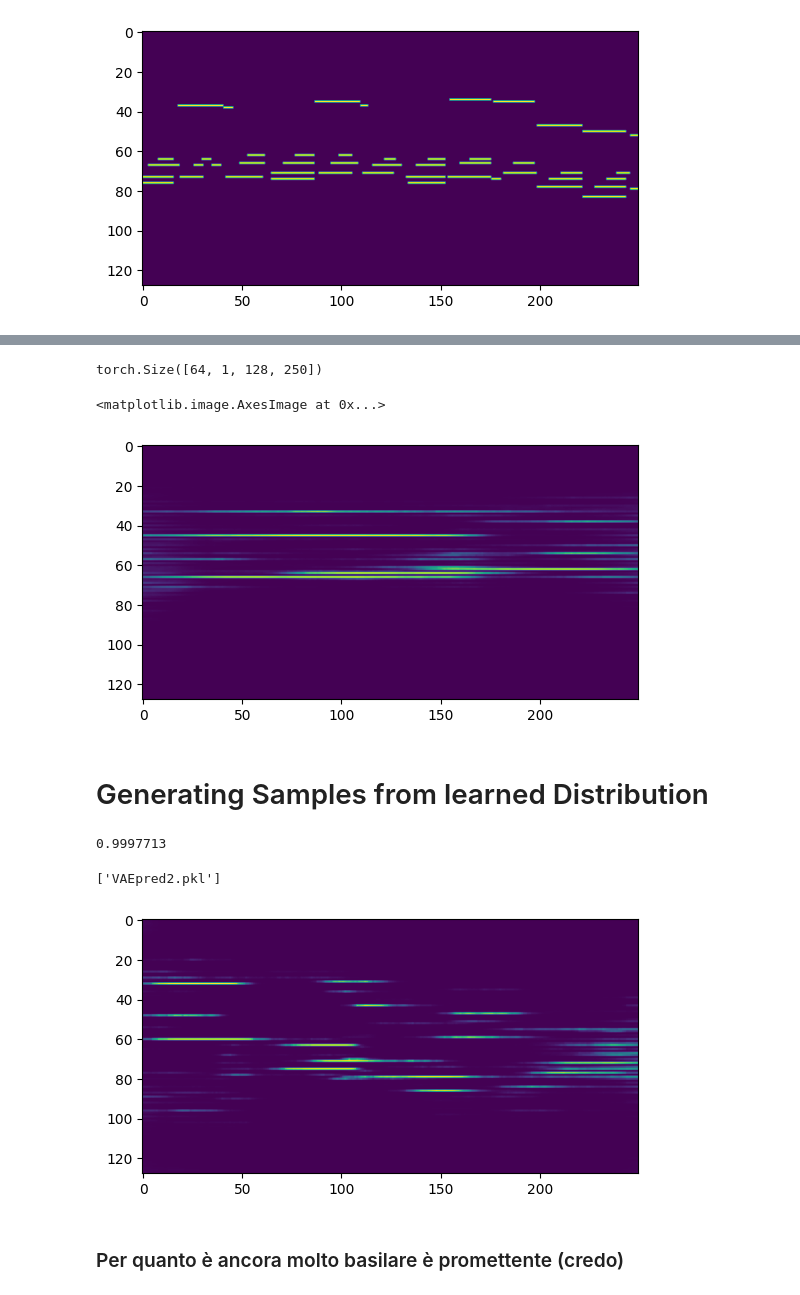
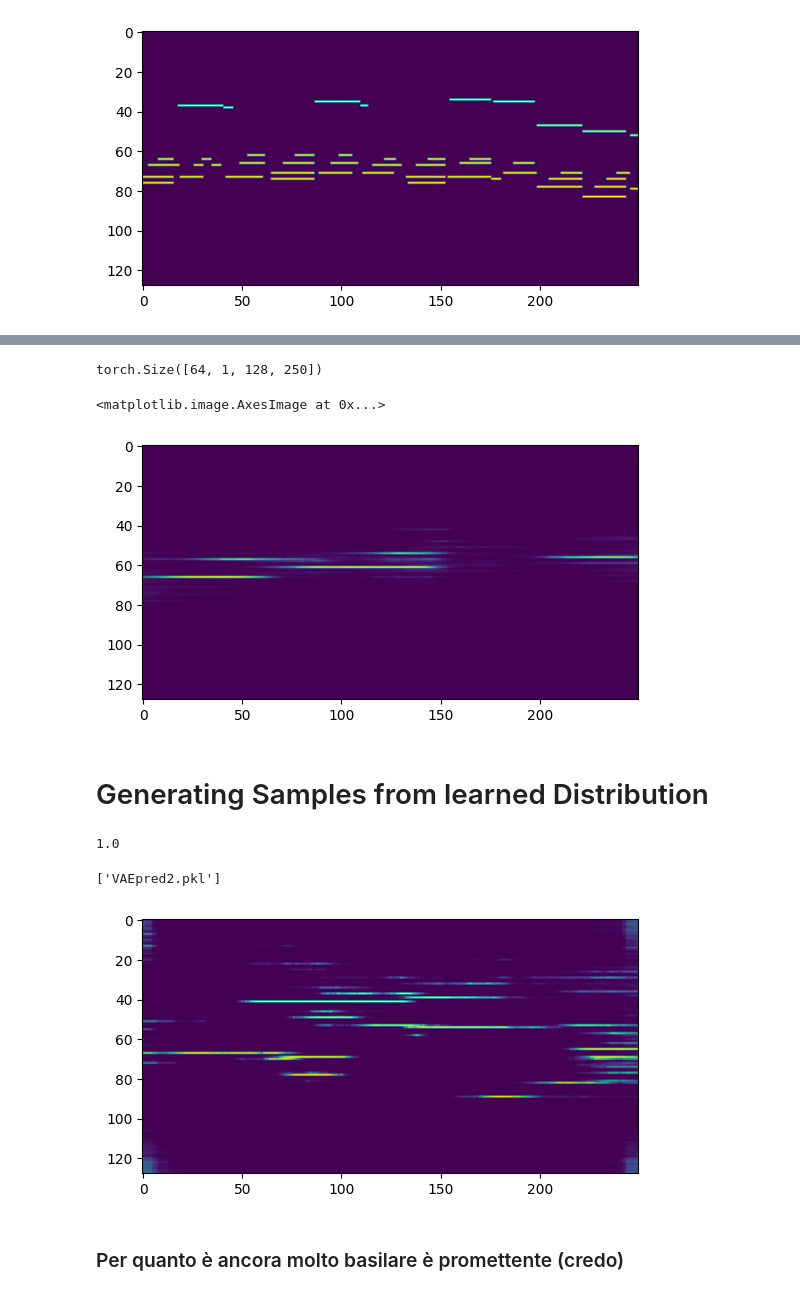
Before and after one commit to MarioPaerle/DIATONICA, a Jupyter notebook: maestrovae.ipynb, the cells around one changed output, grey strips where cells are left out. Cells and saved outputs as stored; diff of their text form; code cells hidden in the pictures.

```diff
--- a/maestrovae.ipynb
+++ b/maestrovae.ipynb
@@ -76,15 +76,15 @@ class BachBlock(nn.Module):
 
 
 class BachVAE(nn.Module):
-    def __init__(self):
+    def __init__(self, c=1):
         super(BachVAE, self).__init__()
         self.preprocessor = BachBlock(2)
         self.encoder = nn.Sequential(
-            nn.Conv2d(1, 64, kernel_size=(16, 16), stride=(4, 2)),
+            nn.Conv2d(1, 64*c, kernel_size=(16, 16), stride=(4, 2)),
             nn.LeakyReLU(0.2),
-            nn.Conv2d(64, 64, kernel_size=(8, 8), stride=(2, 2)),
+            nn.Conv2d(64*c, 64+c, kernel_size=(8, 8), stride=(2, 2)),
             nn.LeakyReLU(0.2),
-            nn.Conv2d(64, 2, kernel_size=(4, 4)),
+            nn.Conv2d(64+c, 2, kernel_size=(4, 4)),
             nn.LeakyReLU(0.2)
         )
 
@@ -95,11 +95,11 @@ class BachVAE(nn.Module):
         self.logvar_layer = nn.Linear(848, 64)
 
         self.decoder = nn.Sequential(
-            nn.ConvTranspose2d(8, 256, kernel_size=(4, 7)),
+            nn.ConvTranspose2d(8, 256*c, kernel_size=(4, 7)),
             nn.LeakyReLU(0.2),
-            nn.ConvTranspose2d(256, 256, kernel_size=(9, 13), stride=(2, 2)),
+            nn.ConvTranspose2d(256*c, 256*c, kernel_size=(9, 13), stride=(2, 2)),
             nn.LeakyReLU(0.2),
-            nn.ConvTranspose2d(256, 32, kernel_size=(16, 17), stride=(4, 2)),
+            nn.ConvTranspose2d(256*c, 32, kernel_size=(16, 17), stride=(4, 2)),
             nn.Upsample(scale_factor=(1, 2)),
             nn.Conv2d(32, 1, kernel_size=6, padding='same'),
             nn.Sigmoid()
@@ -131,7 +131,7 @@ class BachVAE(nn.Module):
         return x_hat, mean, logvar
 
 
-model = BachVAE().to(device)
+model = BachVAE(3).to(device)
 optim = Adam(model.parameters(), lr=0.001)
 criterion = loss_function
 twogpu = False
@@ -139,9 +139,12 @@ if torch.cuda.device_count() > 1:
         print("Let's use", torch.cuda.device_count(), "GPUs!")
         model = nn.DataParallel(model).cuda()
         twogpu = True
+mean_losses = []
 # %%
 model.train()
 for epoch in range(10):
+    n_loss = 0
+    mean_loss = 0
     for batch_idx, x in enumerate(dataloader):
         x = x.float().to(device)
         optim.zero_grad()
@@ -151,6 +154,10 @@ for epoch in range(10):
 
         loss.backward()
         optim.step()
+        n_loss += 1
+        mean_loss += loss
+
+    mean_losses.append(mean_loss / n_loss)
 
     print(epoch, loss.item())
 # %% [output]
@@ -170,13 +190,13 @@ with torch.no_grad():
     _x = x.float().to(device)
     _x_hat, mean, log_var = model(_x)
 
-_x_hat = _x_hat.cpu().numpy()[12, 0, :, :]
+_x_hat = _x_hat.cpu().numpy()[15, 0, :, :]
 print(x_hat.shape)
 plt.imshow(_x_hat)
 # %% [output]
 torch.Size([64, 1, 128, 250])
 <matplotlib.image.AxesImage at 0x...>
-[figure, old version]
+[figure, new version]
 # %% [markdown]
 # Generating Samples from learned Distribution
 # %%
@@ -190,22 +210,22 @@ def generate_sample_distr(z_sample): # 8, 8, 16
     return sample
 # %%
 with torch.no_grad():
-    mean = torch.randn(1, 64).to(device)*-0.1
+    mean = torch.randn(1, 64).to(device)*0
     logvar = torch.randn(1, 64).to(device)*0.1
     z = model.reparameterization(mean, logvar)
     z = model.ztodec(z)
     z = z.view(z.shape[0], 8, 8, 16)
     new_sample = model.decode(z)
 
 new_sample = new_sample.cpu().numpy()[0, 0, :, :]
 print(new_sample.max())
 plt.imshow(new_sample)
 
 joblib.dump(new_sample, "VAEpred2.pkl")
 # %% [output]
-0.9997713
+1.0
 ['VAEpred2.pkl']
-[figure, old version]
+[figure, new version]
 # %% [markdown]
 ### Per quanto è ancora molto basilare è promettente (credo)
 # %%
```
Also changed, not shown: parts of 5 cells of this notebook.
